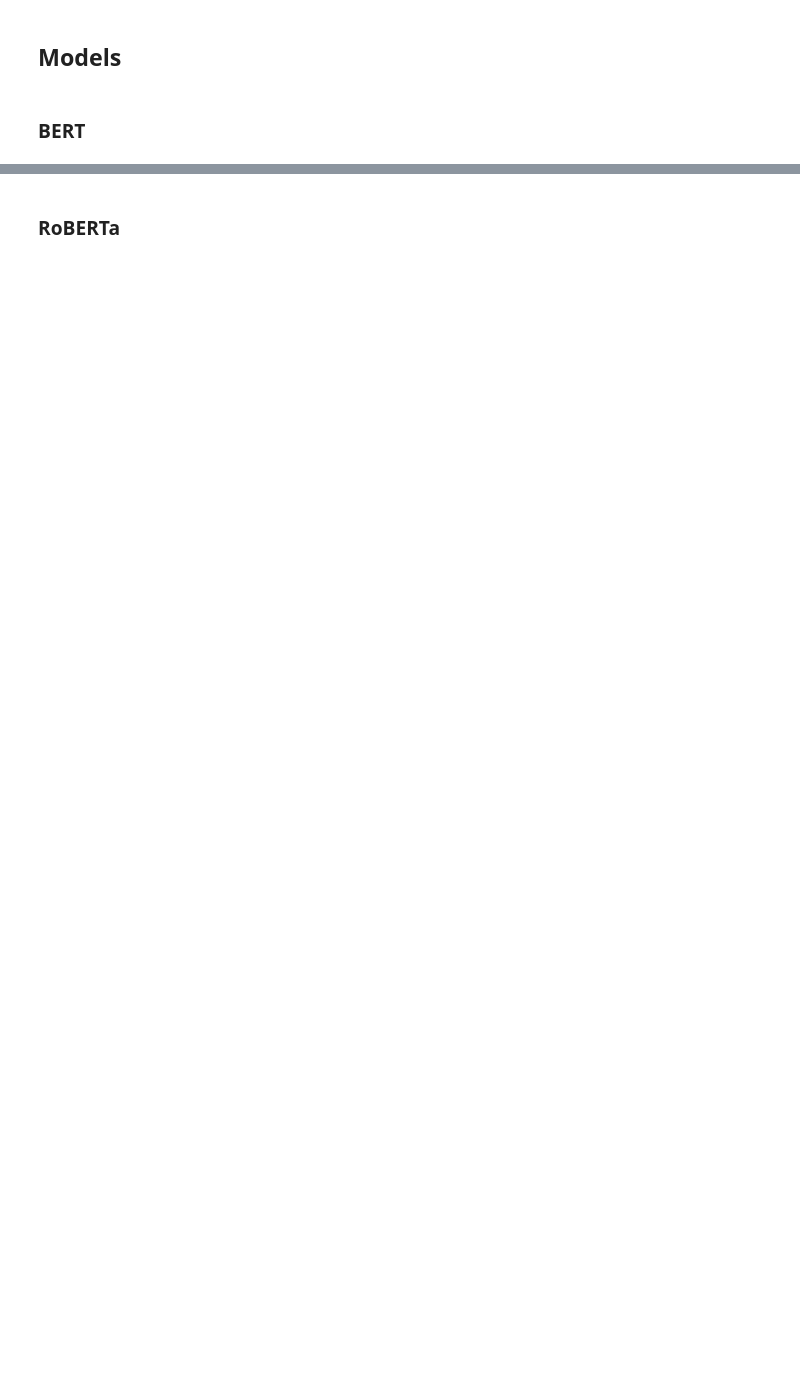
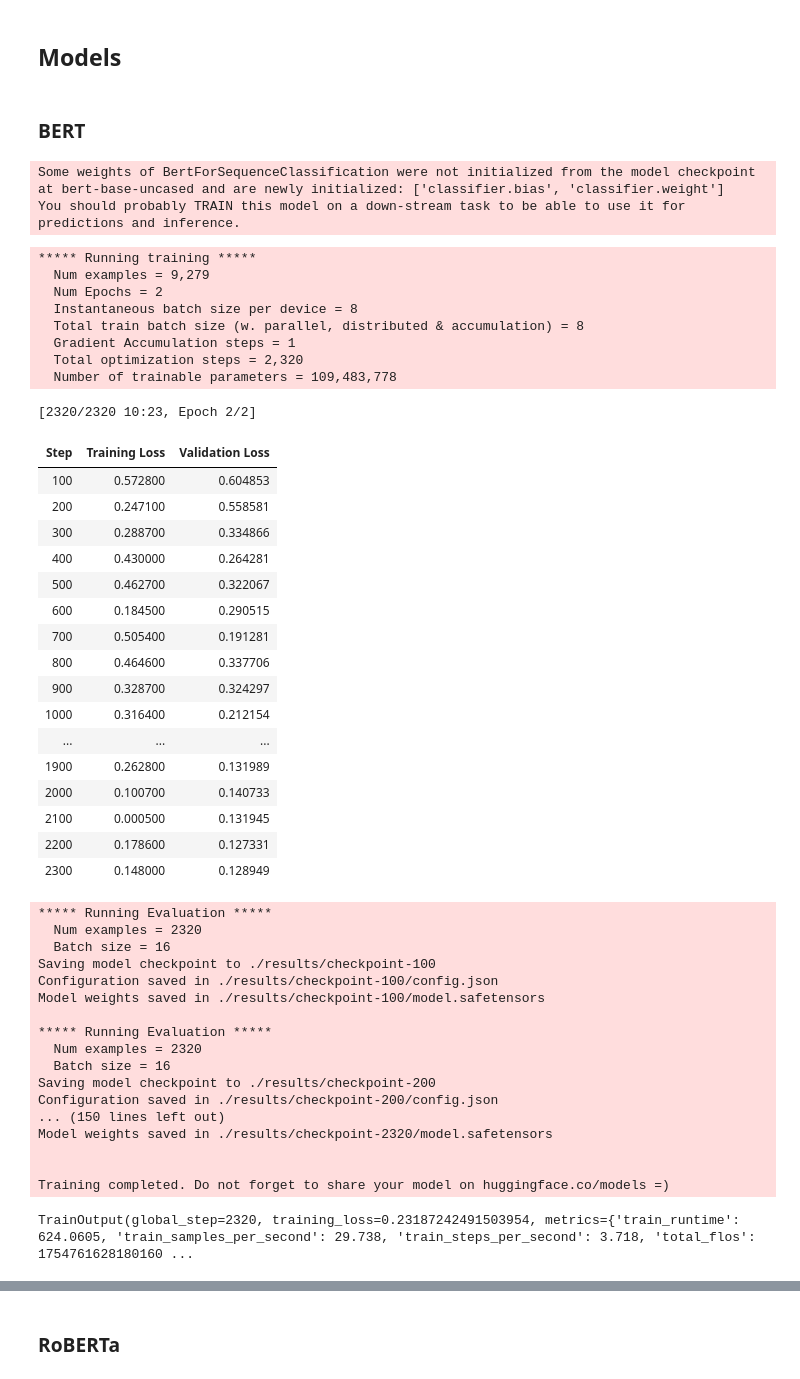
Before and after one commit to meric2/Turkish-AI-Generated-Content-Detection, a Jupyter notebook: TuringBench.ipynb, the cells around one changed output, grey strips where cells are left out. Saved outputs shown, nothing was run; the diff lists cells and outputs as text; code cells hidden in the pictures; blank space fills up the shorter version.

```diff
--- a/TuringBench.ipynb
+++ b/TuringBench.ipynb
@@ -38,3 +44,3 @@ warnings.filterwarnings('ignore')
 # %%
-data = pd.read_csv('reviews.csv')
+data = pd.read_csv('/content/drive/My Drive/reviews_omitted15words.csv')
 data.head()
@@ -59,3 +68,20 @@ labels = data['label'].apply(lambda x: 1 if x == 'ai' else 0).tolist()
+# %%
+# Prepare the dataset for training
+def is_valid_text(entry):
+    return isinstance(entry, str)
+
+# Assuming 'data' is a pandas DataFrame
+valid_indices = [i for i, entry in enumerate(data['review']) if is_valid_text(entry)]
+texts = [data['review'][i] for i in valid_indices]
+labels = [data['label'][i] for i in valid_indices]
+
+# Convert labels to numerical
+labels = [1 if x == 'ai' else 0 for x in labels]
+
+# Update the DataFrame with the filtered data
+data = data.iloc[valid_indices].copy()  # Create a new DataFrame with the filtered rows
+data['review'] = texts
+data['label'] = labels
 # %%
 # Split data into training and testing sets
 train_texts, test_texts, train_labels, test_labels = train_test_split(texts, labels, test_size=0.2, random_state=42)
@@ -74,34 +100,82 @@ test_encodings = tokenizer(test_texts, truncation=True, padding=True, max_length
 
 train_dataset = TextDataset(train_encodings, train_labels)
 test_dataset = TextDataset(test_encodings, test_labels)
+# %% [output]
+Some weights of BertForSequenceClassification were not initialized from the model checkpoint at bert-base-uncased and are newly initialized: ['classifier.bias', 'classifier.weight']
+You should probably TRAIN this model on a down-stream task to be able to use it for predictions and inference.
 # %%
 # Set training arguments
 training_args = TrainingArguments(
     output_dir='./results',          # Output directory
-    num_train_epochs=1,              # Number of training epochs
+    num_train_epochs=2,              # Number of training epochs
     per_device_train_batch_size=8,   # Batch size for training
     per_device_eval_batch_size=16,   # Batch size for evaluation
     warmup_steps=500,                # Number of warmup steps for learning rate scheduler
     weight_decay=0.01,               # Strength of weight decay
     logging_dir='./logs',            # Directory for storing logs
     logging_steps=10,
     evaluation_strategy='steps',     # Evaluation strategy to adopt during training
     eval_steps=100,                  # Evaluation step to perform evaluation
     save_steps=100,                  # Save checkpoint every X steps
     log_level='info',                # Set logging level to info
     log_level_replica='info'         # Save checkpoint every X steps
 )
 
 # Initialize the Trainer
 trainer = Trainer(
     model=model,
     args=training_args,
     train_dataset=train_dataset,
     eval_dataset=test_dataset
 )
 
 # Train the model
 trainer.train()
+# %% [output]
+***** Running training *****
+  Num examples = 9,279
+  Num Epochs = 2
+  Instantaneous batch size per device = 8
+  Total train batch size (w. parallel, distributed & accumulation) = 8
+  Gradient Accumulation steps = 1
+  Total optimization steps = 2,320
+  Number of trainable parameters = 109,483,778
+[2320/2320 10:23, Epoch 2/2]
+| Step | Training Loss | Validation Loss |
+| 100 | 0.572800 | 0.604853 |
+| 200 | 0.247100 | 0.558581 |
+| 300 | 0.288700 | 0.334866 |
+| 400 | 0.430000 | 0.264281 |
+| 500 | 0.462700 | 0.322067 |
+| 600 | 0.184500 | 0.290515 |
+| 700 | 0.505400 | 0.191281 |
+| 800 | 0.464600 | 0.337706 |
+| 900 | 0.328700 | 0.324297 |
+| 1000 | 0.316400 | 0.212154 |
+| ... | ... | ... |
+| 1900 | 0.262800 | 0.131989 |
+| 2000 | 0.100700 | 0.140733 |
+| 2100 | 0.000500 | 0.131945 |
+| 2200 | 0.178600 | 0.127331 |
+| 2300 | 0.148000 | 0.128949 |
+***** Running Evaluation *****
+  Num examples = 2320
+  Batch size = 16
+Saving model checkpoint to ./results/checkpoint-100
+Configuration saved in ./results/checkpoint-100/config.json
+Model weights saved in ./results/checkpoint-100/model.safetensors
+
+***** Running Evaluation *****
+  Num examples = 2320
+  Batch size = 16
+Saving model checkpoint to ./results/checkpoint-200
+Configuration saved in ./results/checkpoint-200/config.json
+... (150 lines left out)
+Model weights saved in ./results/checkpoint-2320/model.safetensors
+
+
+Training completed. Do not forget to share your model on huggingface.co/models =)
+TrainOutput(global_step=2320, training_loss=0.23187242491503954, metrics={'train_runtime': 624.0605, 'train_samples_per_second': 29.738, 'train_steps_per_second': 3.718, 'total_flos': 1754761628180160 ...
 # %%
 # Evaluate the model
 bert_results = trainer.evaluate()
```
Also changed, not shown: parts of 81 cells of this notebook, 6 other files.
